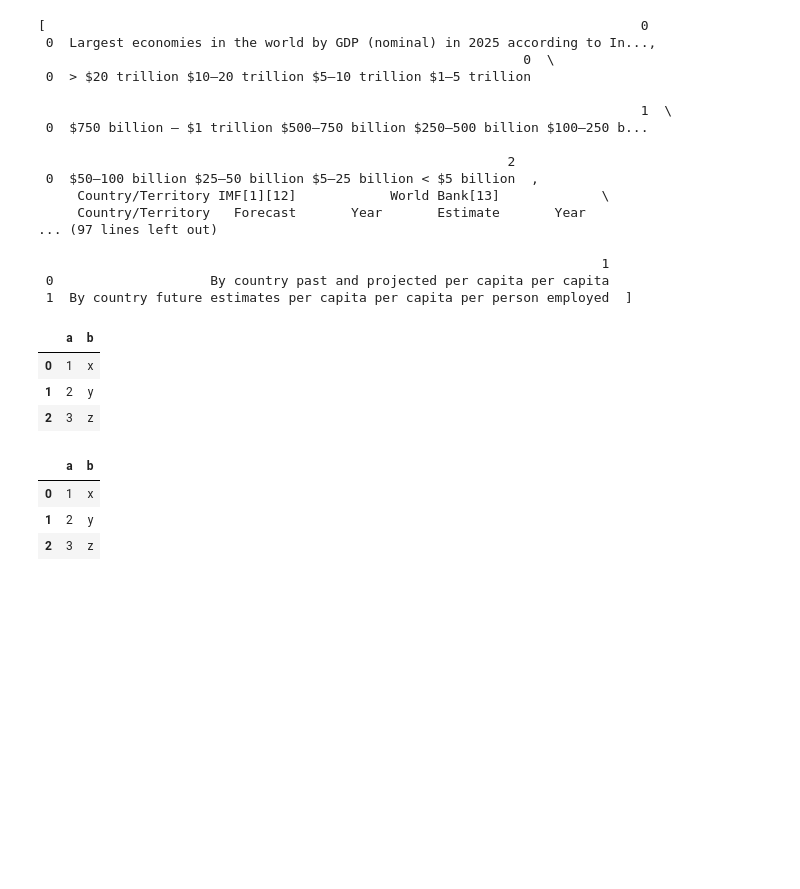
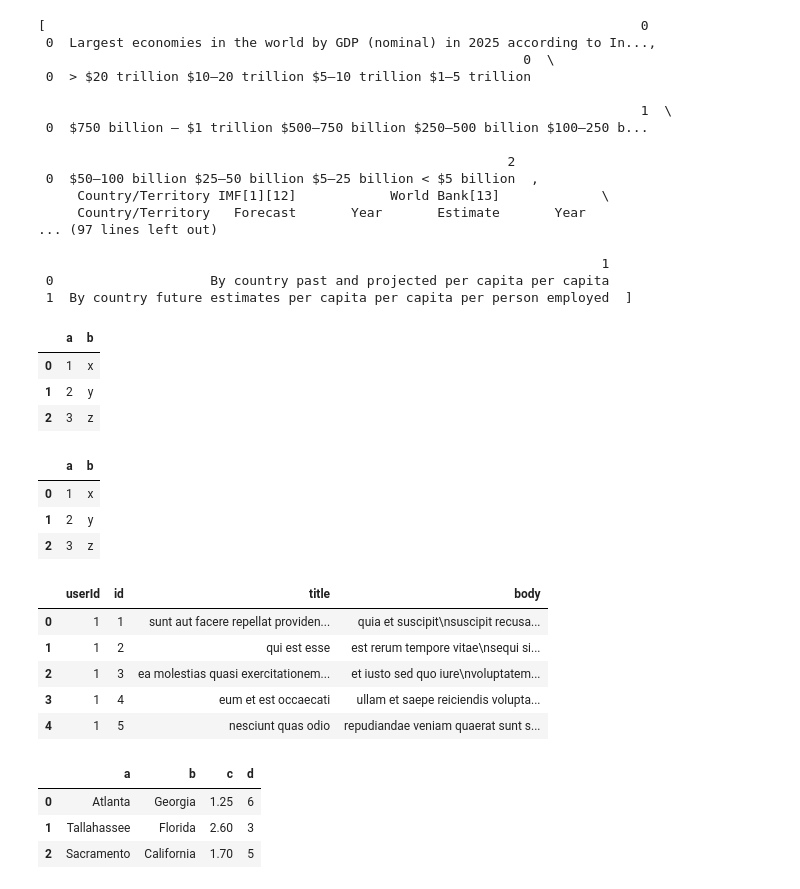
Before and after one commit to minsangOh/pydata-book, a Jupyter notebook: ch06.ipynb, the cells around one changed output. Saved outputs shown, nothing was run; the diff lists cells and outputs as text; code cells hidden in the pictures; blank space fills up the shorter version.

Commit message:
pandas 4강까지 완료. 책으로는 6강 완료

```diff
--- a/ch06.ipynb
+++ b/ch06.ipynb
@@ -623,3 +611,69 @@ df_loaded
 | 0 | 1 | x |
 | 1 | 2 | y |
 | 2 | 3 | z |
+# %%
+import requests
+import pandas as pd
+
+# JSON API 요청
+url = "https://jsonplaceholder.typicode.com/posts"
+res = requests.get(url)
+
+# JSON 응답을 DataFrame으로 변환
+df = pd.DataFrame(res.json())
+df.head()
+# %% [output]
+|  | userId | id | title | body |
+| 0 | 1 | 1 | sunt aut facere repellat providen... | quia et suscipit\nsuscipit recusa... |
+| 1 | 1 | 2 | qui est esse | est rerum tempore vitae\nsequi si... |
+| 2 | 1 | 3 | ea molestias quasi exercitationem... | et iusto sed quo iure\nvoluptatem... |
+| 3 | 1 | 4 | eum et est occaecati | ullam et saepe reiciendis volupta... |
+| 4 | 1 | 5 | nesciunt quas odio | repudiandae veniam quaerat sunt s... |
+# %%
+from sqlalchemy import create_engine, text
+import pandas as pd
+
+# [1] SQLAlchemy로 SQLite DB 연결 (없으면 생성됨)
+engine = create_engine("sqlite:///mydata.sqlite")
+
+# [2] 테이블 생성 (SQLAlchemy에서 직접 실행)
+create_table_sql = """
+CREATE TABLE IF NOT EXISTS test (
+    a VARCHAR(20),
+    b VARCHAR(20),
+    c REAL,
+    d INTEGER
+);
+"""
+with engine.connect() as conn:
+    conn.execute(text(create_table_sql))
+    conn.commit()
+
+# [3] 데이터 삽입
+data = [
+    ("Atlanta", "Georgia", 1.25, 6),
+    ("Tallahassee", "Florida", 2.6, 3),
+    ("Sacramento", "California", 1.7, 5)
+]
+
+insert_sql = "INSERT INTO test (a, b, c, d) VALUES (:a, :b, :c, :d)"
+
+with engine.connect() as conn:
+    for row in data:
+        conn.execute(text(insert_sql), {
+                    "a": row[0], "b": row[1], "c": row[2], "d": row[3]})
+    conn.commit()
+
+# [4] Pandas로 테이블 불러오기
+df = pd.read_sql("SELECT * FROM test", con=engine)
+
+# [5] DataFrame을 새로운 테이블로 저장
+df.to_sql("backup_users", con=engine, if_exists="replace", index=False)
+
+# [6] 결과 출력
+df
+# %% [output]
+|  | a | b | c | d |
+| 0 | Atlanta | Georgia | 1.25 | 6 |
+| 1 | Tallahassee | Florida | 2.60 | 3 |
+| 2 | Sacramento | California | 1.70 | 5 |
```
Also changed, not shown: parts of 13 cells of this notebook, 6 other files.
